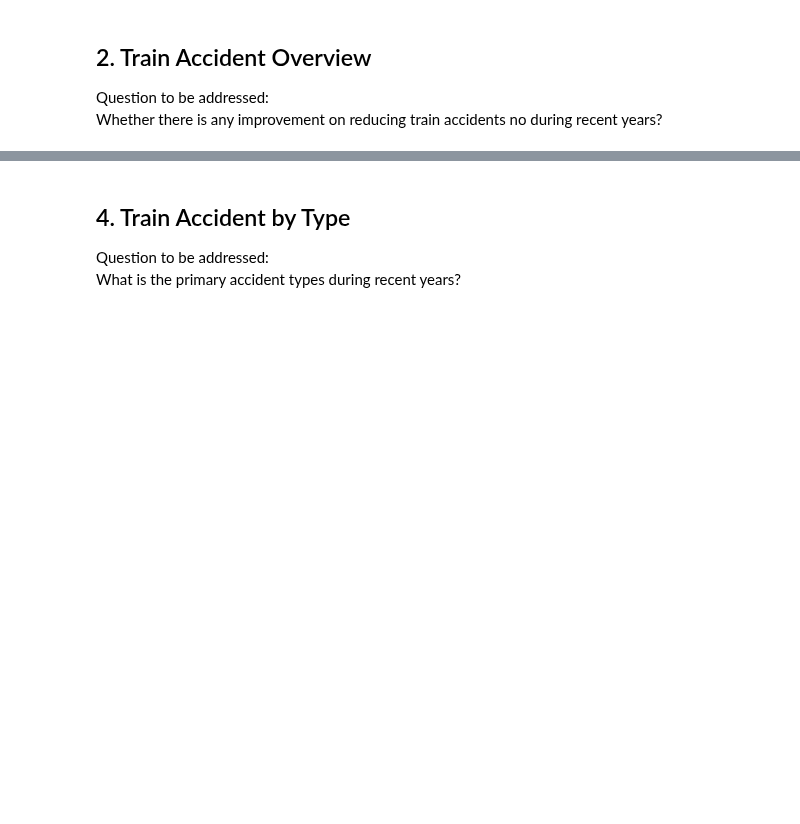
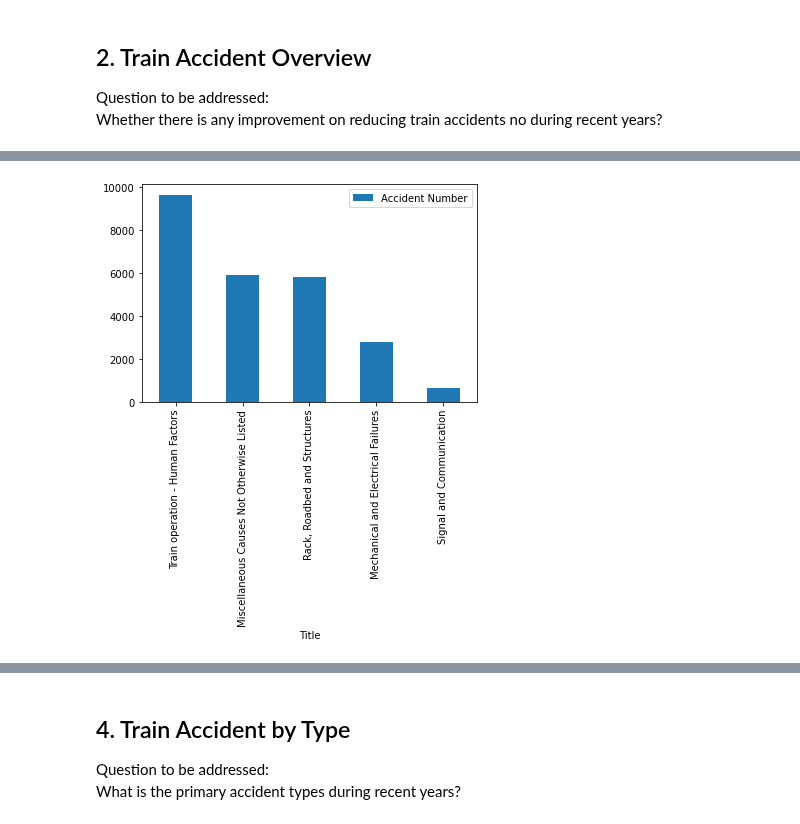
Before and after one commit to MZt92-ui/Project-1-Group-3, a Jupyter notebook: Train/data analysis.ipynb, the cells around one changed output, grey strips where cells are left out. Cells and saved outputs as stored; diff of their text form; code cells hidden in the pictures; blank space fills up the shorter version.

```diff
--- a/Train/data analysis.ipynb
+++ b/Train/data analysis.ipynb
@@ -64,0 +80,15 @@ What is the major train causes during recent years?
+# %%
+# The above figures imply that each record in datasets could find a cause from the reference dataset
+# however, when further investigating, the format of reference dataset is different from the records
+# needs further cleaning
+data_cause = data_cause.dropna()
+
+new_code=[]
+for i in range(len(data_cause.Code)):
+    new = data_cause["Code"][i][:4]
+    new_code.append(new)
+
+data_cause["Primary Accident Cause Code"] = new_code
+data2 = data[["Report Year","Accident Number","Primary Accident Cause Code"]]
+data_cause_ana = pd.merge(data2,data_cause,how="left",on="Primary Accident Cause Code")
+data_cause_ana.head()
@@ -64,0 +102,7 @@ What is the major train causes during recent years?
+# %%
+data_cause_ana = data_cause_ana.loc[(data_cause_ana["Report Year"]>=2012)&(data_cause_ana["Report Year"]<=2021)]
+data_cause_plot = data_cause_ana.groupby("Title")[["Accident Number"]].count().sort_values(by="Accident Number",ascending=False)
+data_cause_plot.plot.bar()
+plt.show()
+# %% [output]
+[figure, added]
```
Also changed, not shown: parts of 6 cells of this notebook, 1 other file.
